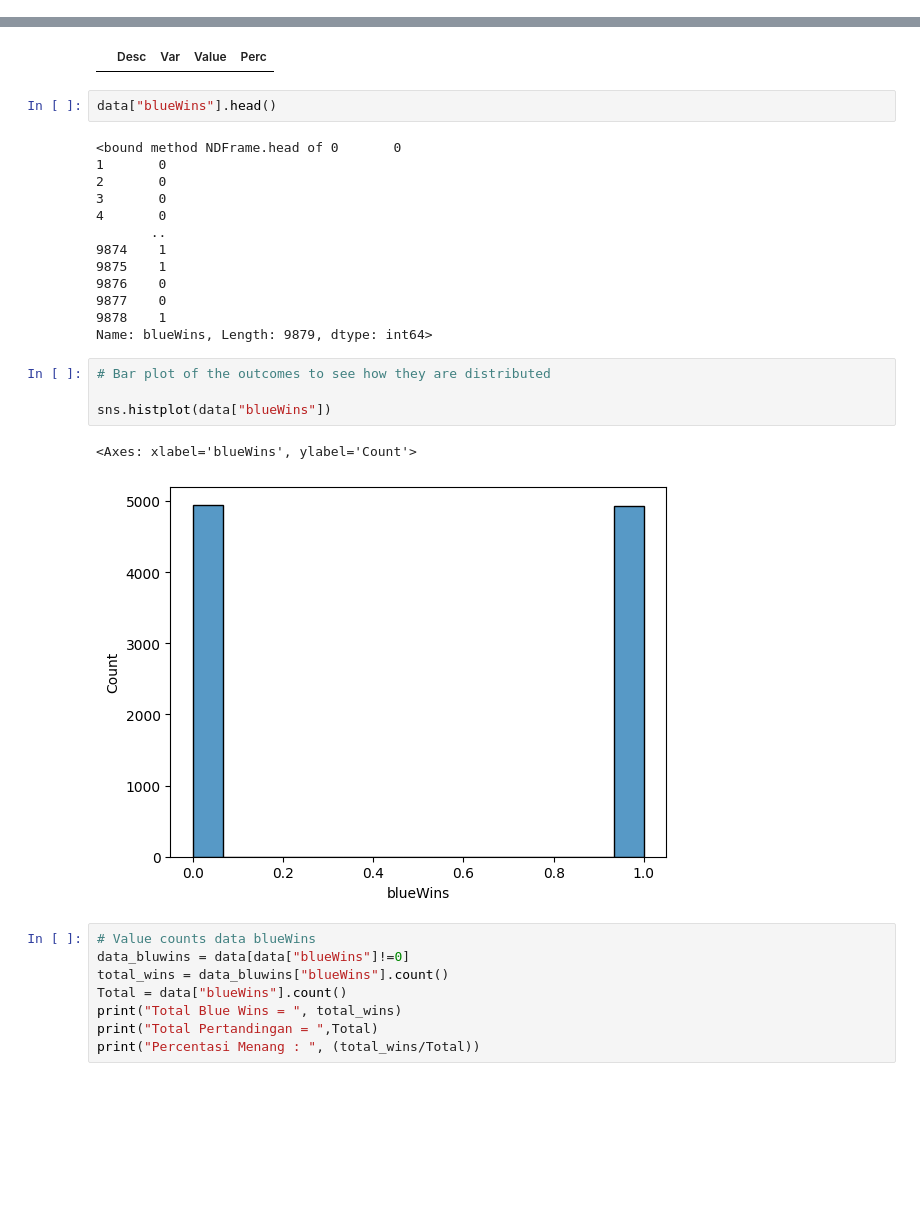
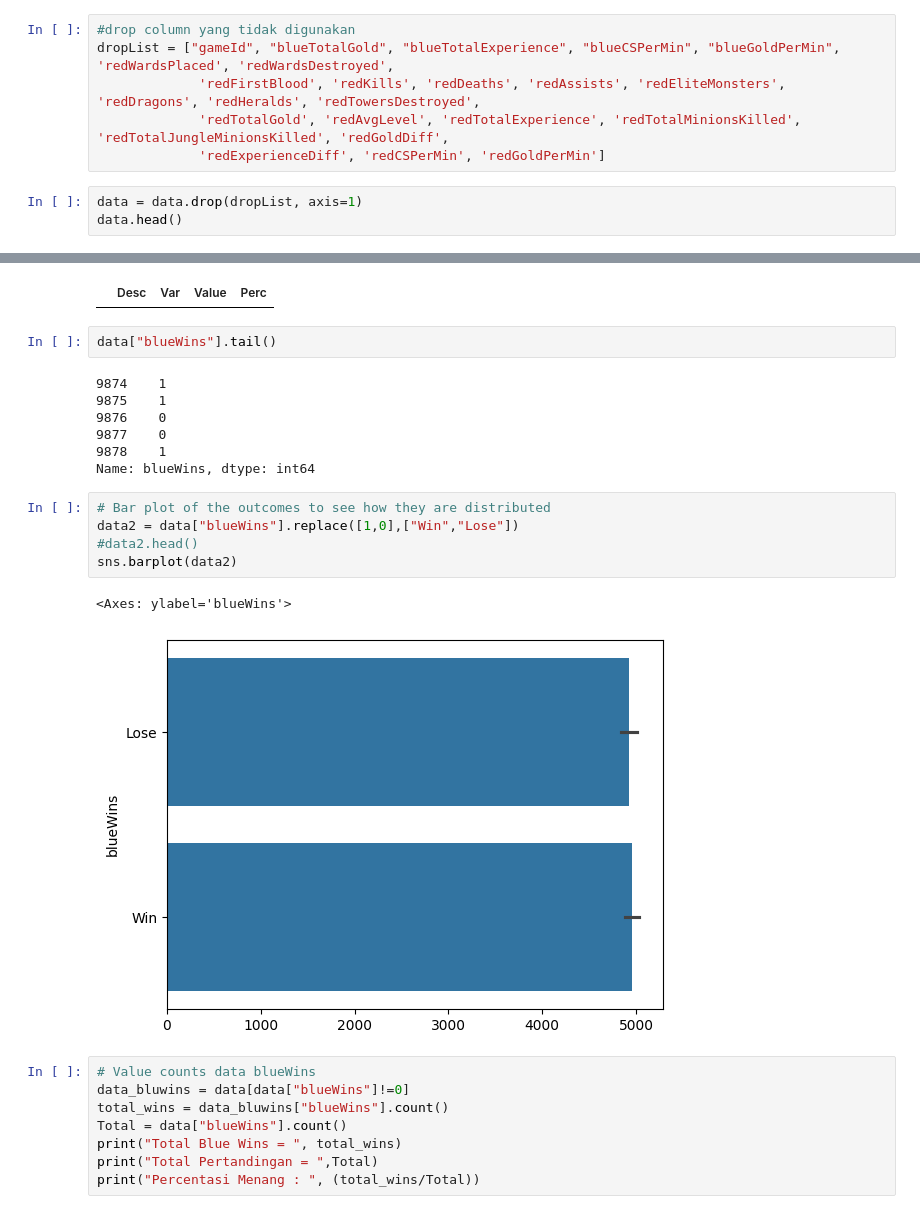
Before and after one commit to abdulhonifadilah/Data_Science, a Jupyter notebook: Case Study 03/Project_Based_Learning_Case_03.ipynb, the cells around one changed output, grey strips where cells are left out. Cells and saved outputs as stored; diff of their text form; blank space fills up the shorter version.

Commit message:
Create bar plot to blue wins

```diff
--- a/Case Study 03/Project_Based_Learning_Case_03.ipynb
+++ b/Case Study 03/Project_Based_Learning_Case_03.ipynb
@@ -141,3 +141,12 @@ Data columns (total 40 columns):
  39  redGoldPerMin                 9879 non-null   float64
 dtypes: float64(6), int64(34)
 memory usage: 3.0 MB
+# %%
+#drop column yang tidak digunakan
+dropList = ["gameId", "blueTotalGold", "blueTotalExperience", "blueCSPerMin", "blueGoldPerMin", 'redWardsPlaced', 'redWardsDestroyed',
+             'redFirstBlood', 'redKills', 'redDeaths', 'redAssists', 'redEliteMonsters', 'redDragons', 'redHeralds', 'redTowersDestroyed',
+             'redTotalGold', 'redAvgLevel', 'redTotalExperience', 'redTotalMinionsKilled', 'redTotalJungleMinionsKilled', 'redGoldDiff',
+             'redExperienceDiff', 'redCSPerMin', 'redGoldPerMin']
+# %%
+data = data.drop(dropList, axis=1)
+data.head()
@@ -153,27 +169,22 @@ constant_feature.head()
 # %% [output]
 |  | Desc | Var | Value | Perc |
 # %%
-data["blueWins"].head()
+data["blueWins"].tail()
 # %% [output]
-<bound method NDFrame.head of 0       0
-1       0
-2       0
-3       0
-4       0
-       ..
 9874    1
 9875    1
 9876    0
 9877    0
 9878    1
-Name: blueWins, Length: 9879, dtype: int64>
+Name: blueWins, dtype: int64
 # %%
 # Bar plot of the outcomes to see how they are distributed
-
-sns.histplot(data["blueWins"])
+data2 = data["blueWins"].replace([1,0],["Win","Lose"])
+#data2.head()
+sns.barplot(data2)
 # %% [output]
-<Axes: xlabel='blueWins', ylabel='Count'>
+<Axes: ylabel='blueWins'>
-[figure, old version]
+[figure, new version]
 # %%
 # Value counts data blueWins
 data_bluwins = data[data["blueWins"]!=0]
```
Also changed, not shown: parts of 8 cells of this notebook.
